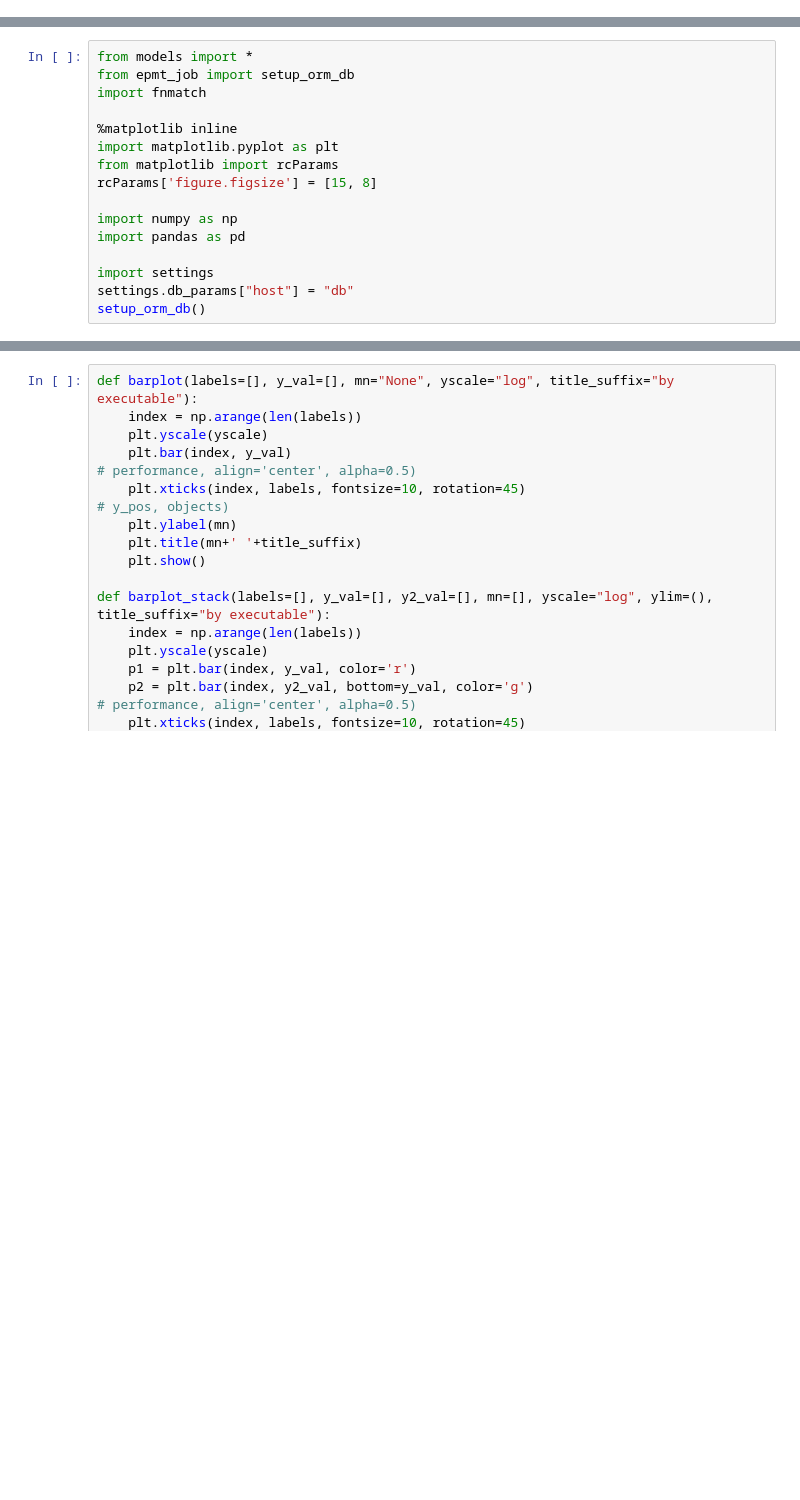
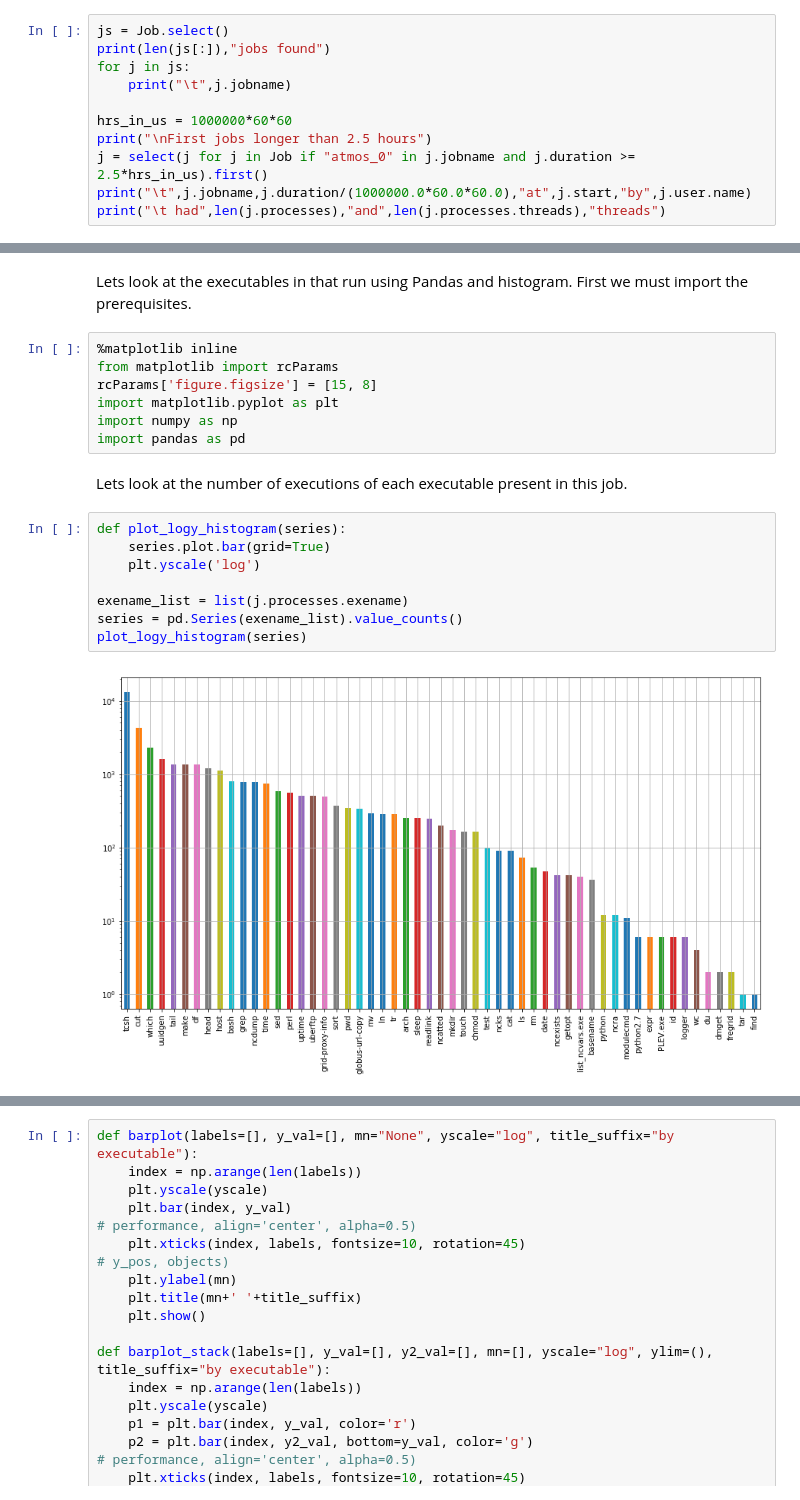
Before and after one commit to ilaflott/epmt, a Jupyter notebook: EPMT.ipynb, the cells around one changed output, grey strips where cells are left out. Cells and saved outputs as stored; diff of their text form; blank space fills up the shorter version.

```diff
--- a/EPMT.ipynb
+++ b/EPMT.ipynb
@@ -0,0 +11,11 @@
+# %%
+js = Job.select()
+print(len(js[:]),"jobs found")
+for j in js:
+    print("\t",j.jobname)
+
+hrs_in_us = 1000000*60*60
+print("\nFirst jobs longer than 2.5 hours")
+j = select(j for j in Job if "atmos_0" in j.jobname and j.duration >= 2.5*hrs_in_us).first()
+print("\t",j.jobname,j.duration/(1000000.0*60.0*60.0),"at",j.start,"by",j.user.name)
+print("\t had",len(j.processes),"and",len(j.processes.threads),"threads")
@@ -1,16 +40,21 @@
+# %% [markdown]
+Lets look at the executables in that run using Pandas and histogram. First we must import the prerequisites.
 # %%
-from models import *
-from epmt_job import setup_orm_db
-import fnmatch
-
 %matplotlib inline
-import matplotlib.pyplot as plt
 from matplotlib import rcParams
 rcParams['figure.figsize'] = [15, 8]
-
+import matplotlib.pyplot as plt
 import numpy as np
 import pandas as pd
-
-import settings
-settings.db_params["host"] = "db"
-setup_orm_db()
+# %% [markdown]
+Lets look at the number of executions of each executable present in this job.
+# %%
+def plot_logy_histogram(series):
+    series.plot.bar(grid=True)
+    plt.yscale('log')
+
+exename_list = list(j.processes.exename)
+series = pd.Series(exename_list).value_counts()
+plot_logy_histogram(series)
+# %% [output]
+[figure, added]
```
Also changed, not shown: parts of 24 cells of this notebook, 2 other files.
